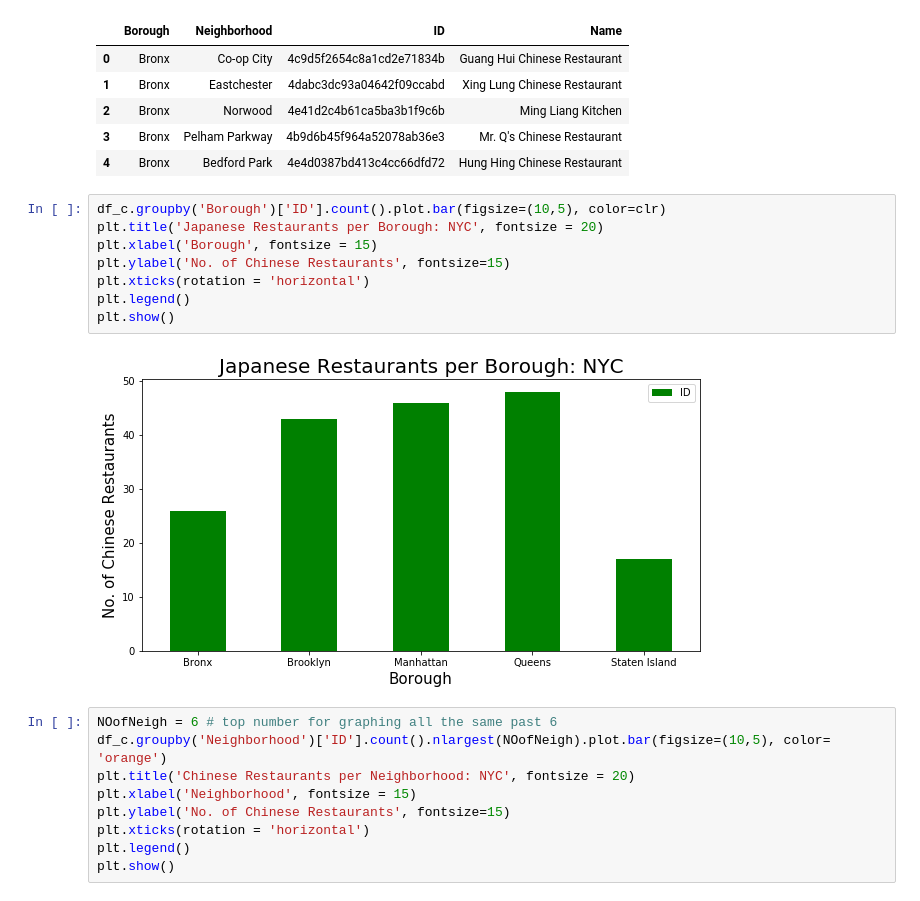
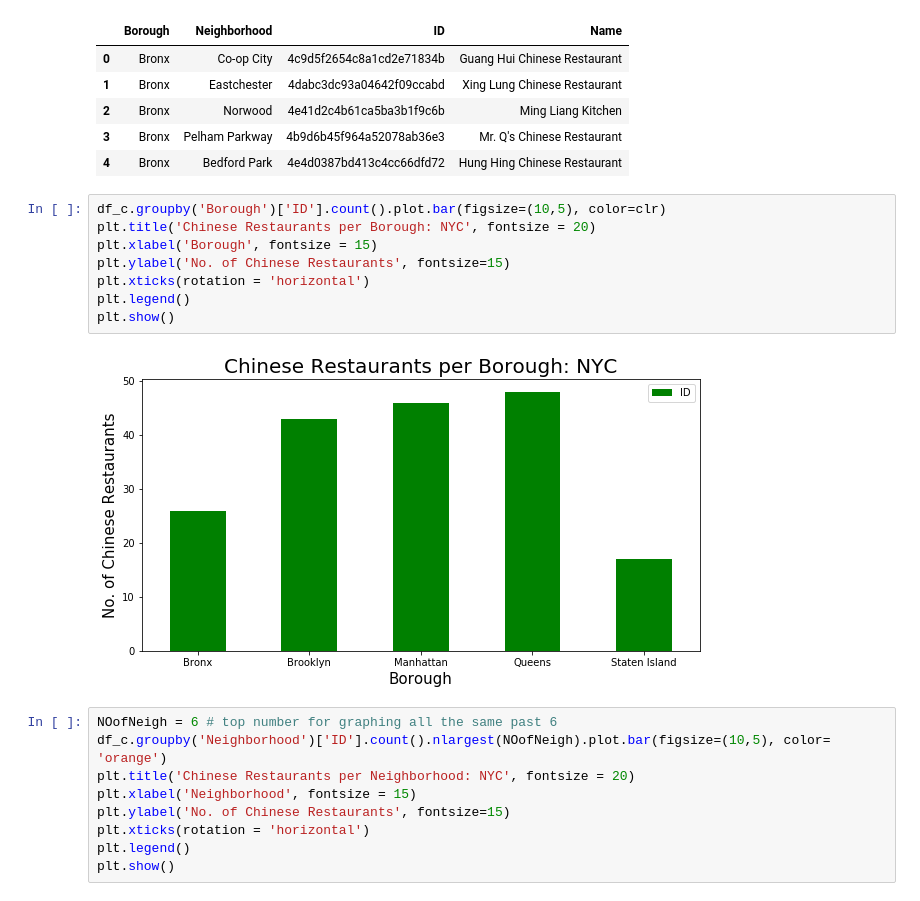
Before and after one commit to chibz3/The-Battle-of-Neighborhoods-IBM-coursea, a Jupyter notebook: BofTN week 2 final.ipynb, the cells around one changed output. Saved outputs shown, nothing was run; the diff lists cells and outputs as text.

```diff
--- a/BofTN week 2 final.ipynb
+++ b/BofTN week 2 final.ipynb
@@ -225,14 +225,14 @@ df_c.head()
 | 4 | Bronx | Bedford Park | 4e4d0387bd413c4cc66dfd72 | Hung Hing Chinese Restaurant |
 # %%
 df_c.groupby('Borough')['ID'].count().plot.bar(figsize=(10,5), color=clr)
-plt.title('Japanese Restaurants per Borough: NYC', fontsize = 20)
+plt.title('Chinese Restaurants per Borough: NYC', fontsize = 20)
 plt.xlabel('Borough', fontsize = 15)
 plt.ylabel('No. of Chinese Restaurants', fontsize=15)
 plt.xticks(rotation = 'horizontal')
 plt.legend()
 plt.show()
 # %% [output]
-[figure, old version]
+[figure, new version]
 # %%
 NOofNeigh = 6 # top number for graphing all the same past 6
 df_c.groupby('Neighborhood')['ID'].count().nlargest(NOofNeigh).plot.bar(figsize=(10,5), color= 'orange')
```
